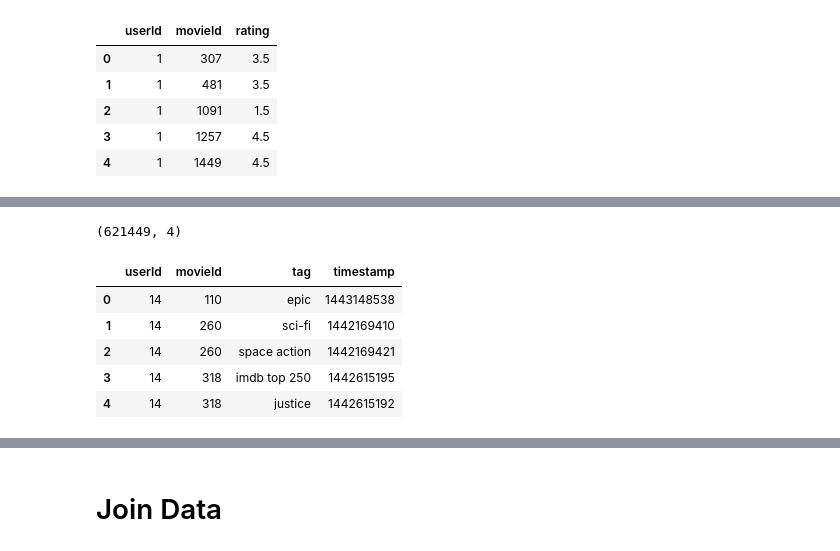
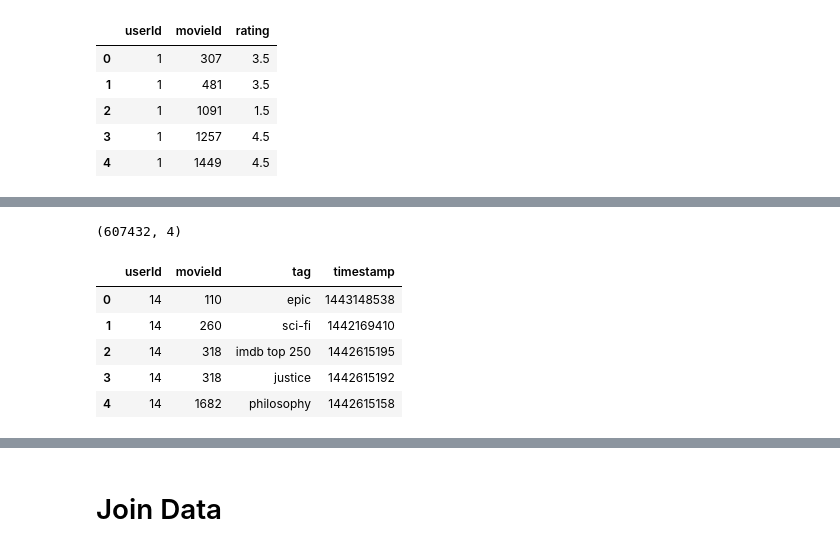
Before and after one commit to jgraham91/final-project, a Jupyter notebook: notebooks/big-data-testing.ipynb, the cells around one changed output, grey strips where cells are left out. Drawn from its saved outputs; the diff is of its cells as text; code cells hidden in the pictures.

```diff
--- a/notebooks/big-data-testing.ipynb
+++ b/notebooks/big-data-testing.ipynb
@@ -79,15 +73,15 @@ ratings.head()
 # %%
-tags = pd.read_csv(f'{file_path}/tags_filtered_120.csv')
+tags = pd.read_csv(f'{file_path}/tags_filtered_200.csv')
 print(tags.shape)
 tags.head()
 # %% [output]
-(621449, 4)
+(607432, 4)
 |  | userId | movieId | tag | timestamp |
 | 0 | 14 | 110 | epic | 1443148538 |
 | 1 | 14 | 260 | sci-fi | 1442169410 |
-| 2 | 14 | 260 | space action | 1442169421 |
-| 3 | 14 | 318 | imdb top 250 | 1442615195 |
-| 4 | 14 | 318 | justice | 1442615192 |
+| 2 | 14 | 318 | imdb top 250 | 1442615195 |
+| 3 | 14 | 318 | justice | 1442615192 |
+| 4 | 14 | 1682 | philosophy | 1442615158 |
 # %%
 #make sure all dataframes have the same movies included
 movies = movies[movies['movieId'].isin(ratings['movieId'])]
```
Also changed, not shown: parts of 16 cells of this notebook.
